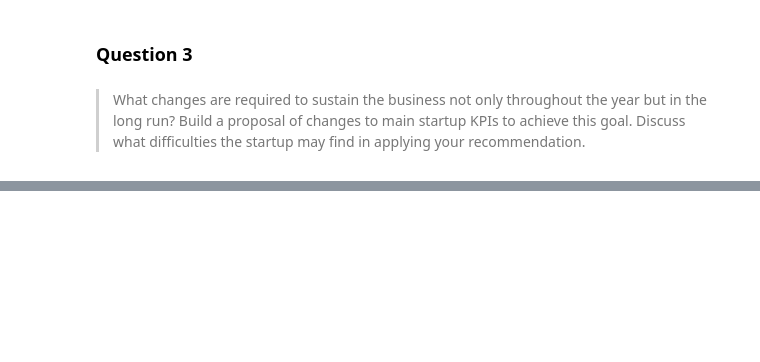
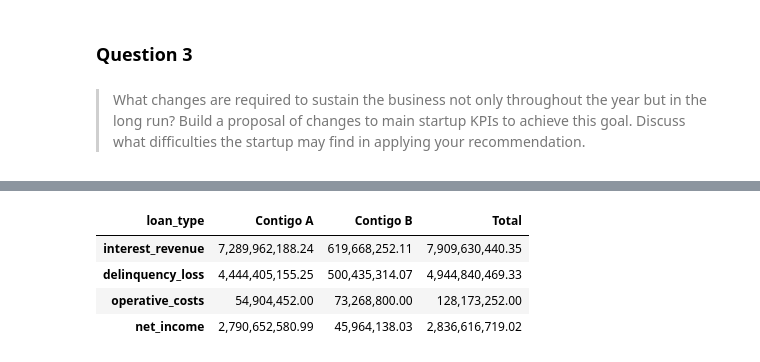
Before and after one commit to mandelbrojt/stori-ba-assessment, a Jupyter notebook: part1-state-of-business-analysis.ipynb, the cells around one changed output, grey strips where cells are left out. Saved outputs shown, nothing was run; the diff lists cells and outputs as text; code cells hidden in the pictures; blank space fills up the shorter version.

```diff
--- a/part1-state-of-business-analysis.ipynb
+++ b/part1-state-of-business-analysis.ipynb
@@ -188,0 +184,7 @@ KPI:
+# %%
+# Main KPIs
+max_dqrate_contigo_a = 0.1043
+max_dqrate_contigo_b = 0.077
+min_int_rate_contigo_a = 0.1910
+min_int_rate_contigo_b = 0.1033
+min_opcost_per_account_contigo_b = 23
@@ -188,0 +193,36 @@ KPI:
+# %%
+import random
+
+def random_contigo_a():
+    """Returns a random Contigo A loan"""
+    loan_amt = random.uniform(1000,10000)
+    interest_rate = min_int_rate_contigo_a
+    delinquency_rate = max_dqrate_contigo_a
+    initial_num_accounts = random.randint(1,5000)
+    account_growth_mom = random.uniform(0,1)
+    op_cost_per_acct = random.randint(1,30)
+
+    return {"loan_amt":loan_amt, "loan_term":1, "interest_rate":interest_rate,
+            "delinquency_rate":delinquency_rate, "initial_num_accounts":initial_num_accounts,
+            "account_growth_mom":account_growth_mom, "op_cost_per_acct":op_cost_per_acct}
+
+def random_contigo_b():
+    """Returns a random Contigo B loan"""
+    loan_amt = random.uniform(2000,10000)
+    interest_rate = min_int_rate_contigo_b
+    delinquency_rate = max_dqrate_contigo_b
+    initial_num_accounts = random.randint(1,10000)
+    account_growth_mom = random.uniform(0,1)
+    op_cost_per_acct = min_opcost_per_account_contigo_b
+
+    return {"loan_amt":loan_amt, "loan_term":1, "interest_rate":interest_rate,
+            "delinquency_rate":delinquency_rate, "initial_num_accounts":initial_num_accounts,
+            "account_growth_mom":account_growth_mom, "op_cost_per_acct":op_cost_per_acct}
+# %%
+import json
+
+random_loan_a = random_contigo_a()
+random_loan_b = random_contigo_b()
+
+print(json.dumps(random_loan_a, indent=4))
+print(json.dumps(random_loan_b, indent=4))
@@ -188,0 +248,8 @@ KPI:
+# %%
+im.overall_results(random_loan_a,random_loan_b)
+# %% [output]
+| loan_type | Contigo A | Contigo B | Total |
+| interest_revenue | 7,289,962,188.24 | 619,668,252.11 | 7,909,630,440.35 |
+| delinquency_loss | 4,444,405,155.25 | 500,435,314.07 | 4,944,840,469.33 |
+| operative_costs | 54,904,452.00 | 73,268,800.00 | 128,173,252.00 |
+| net_income | 2,790,652,580.99 | 45,964,138.03 | 2,836,616,719.02 |
```
Also changed, not shown: parts of 13 cells of this notebook.
